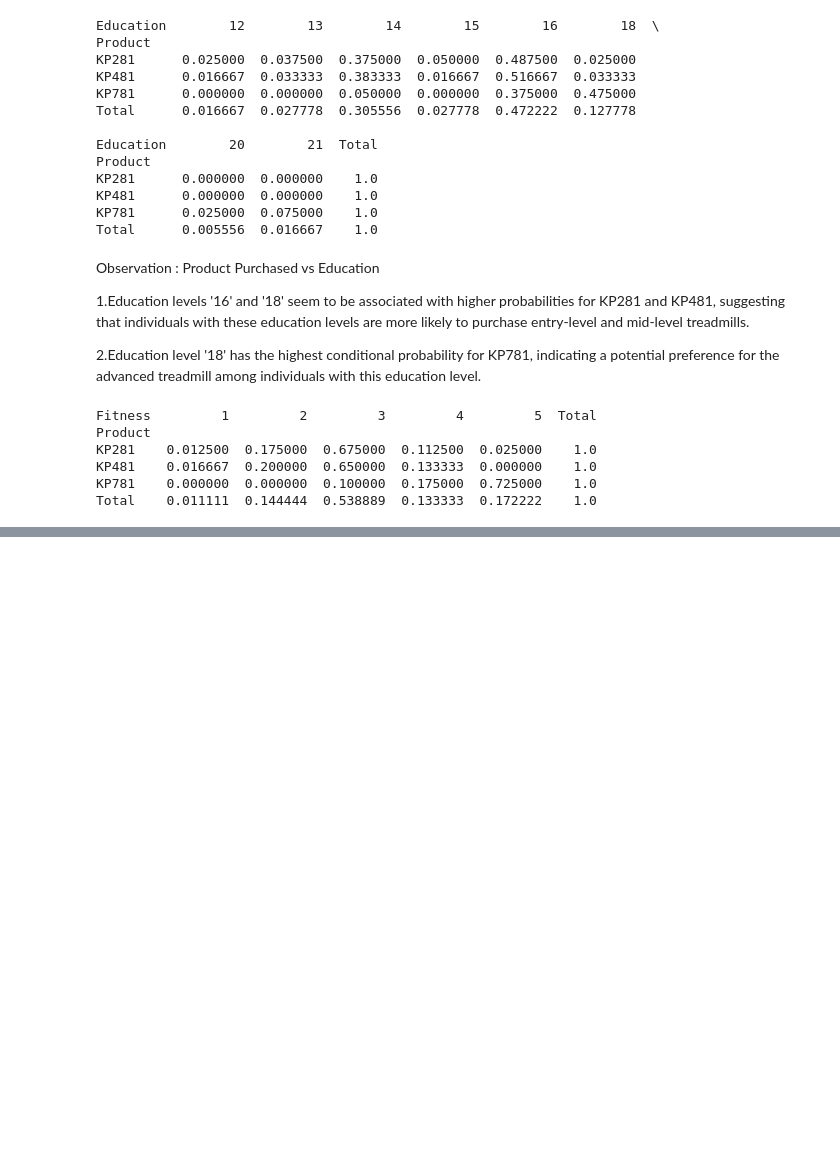
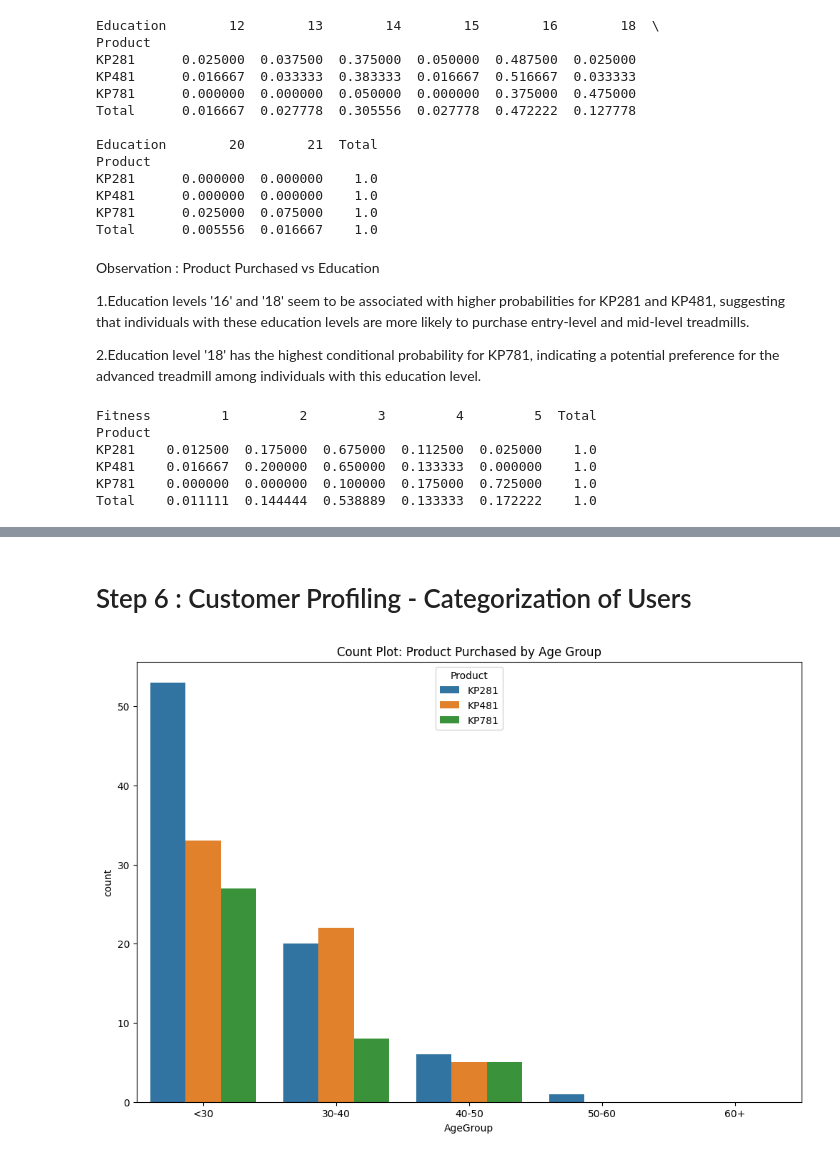
Before and after one commit to 94shreyas/Practise_Python, a Jupyter notebook: Aerofit_Case.ipynb, the cells around one changed output, grey strips where cells are left out. Saved outputs shown, nothing was run; the diff lists cells and outputs as text; code cells hidden in the pictures; blank space fills up the shorter version.

```diff
--- a/Aerofit_Case.ipynb
+++ b/Aerofit_Case.ipynb
@@ -281,0 +357,15 @@ Observation: Product Purchased vs Fitness
+# %% [markdown]
+# Step 6 : Customer Profiling - Categorization of Users
+# %%
+# Categorize users into age groups
+bins = [0, 30, 40, 50, 60, 100]  # Define age group bins
+labels = ['<30', '30-40', '40-50', '50-60', '60+']  # Define labels for each age group
+df['AgeGroup'] = pd.cut(df['Age'], bins=bins, labels=labels, right=False)
+# %%
+# Count plot for 'AgeGroup' with hue 'Product Purchased'
+plt.figure(figsize=(12, 8))
+sns.countplot(x='AgeGroup', hue='Product', data=df)
+plt.title('Count Plot: Product Purchased by Age Group')
+plt.show()
+# %% [output]
+[figure, added]
```
Also changed, not shown: parts of 13 cells of this notebook.
